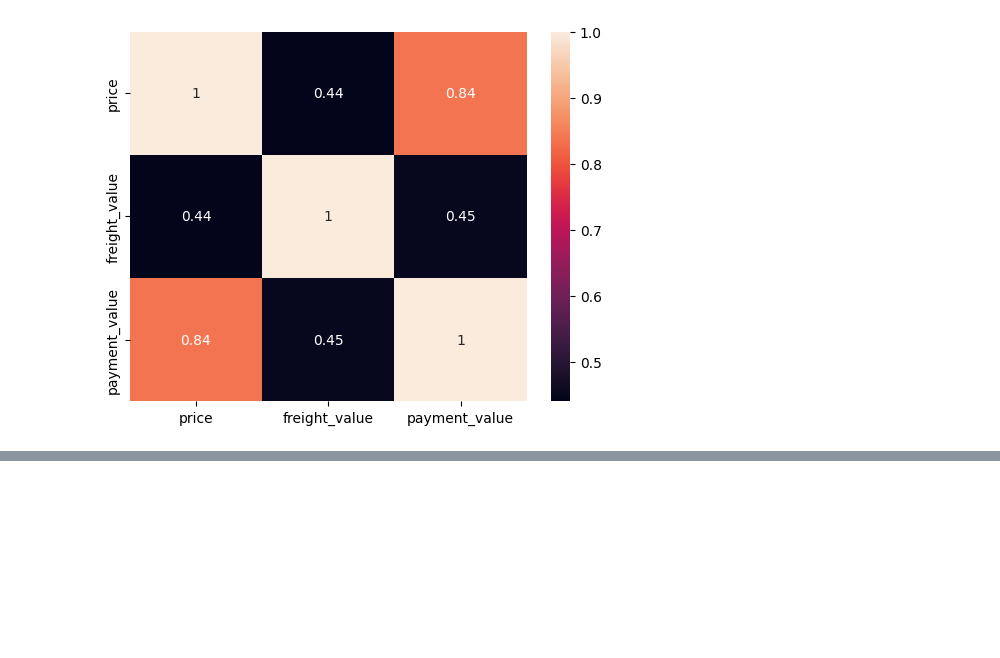
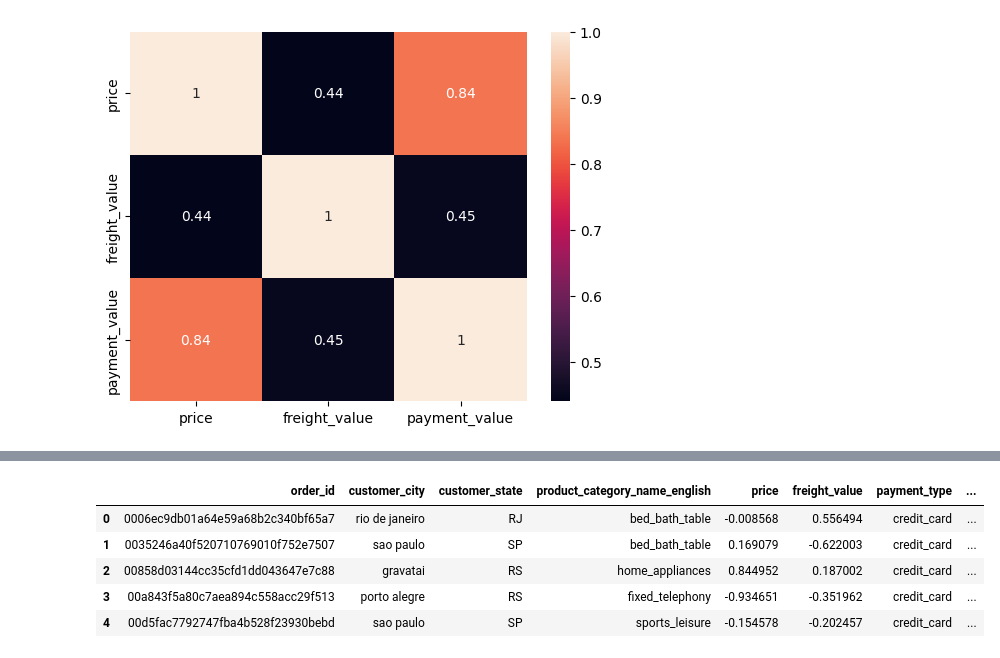
Before and after one commit to Sharddha-Sharddha/IITMLAssignments, a Jupyter notebook: Olist_Brazillian_Sales_.ipynb, the cells around one changed output, grey strips where cells are left out. Cells and saved outputs as stored; diff of their text form; code cells hidden in the pictures; blank space fills up the shorter version.

```diff
--- a/Olist_Brazillian_Sales_.ipynb
+++ b/Olist_Brazillian_Sales_.ipynb
@@ -274,0 +295,17 @@ df['sales_per_month'] = df.groupby(pd.Grouper(key = 'order_purchase_timestamp',f
+# %%
+df['order_purchase_day'] = df['order_purchase_timestamp'].dt.day
+df['order_purchase_month'] = df['order_purchase_timestamp'].dt.month
+df['order_purchase_year'] = df['order_purchase_timestamp'].dt.year
+df['order_purchase_hour'] = df['order_purchase_timestamp'].dt.hour
+
+#drop order_purchase_timestamp
+df.drop(['order_purchase_timestamp'], axis = 1, inplace = True)
+# %%
+df.head()
+# %% [output]
+|  | order_id | customer_city | customer_state | product_category_name_english | price | freight_value | payment_type | ... |
+| 0 | 0006ec9db01a64e59a68b2c340bf65a7 | rio de janeiro | RJ | bed_bath_table | -0.008568 | 0.556494 | credit_card | ... |
+| 1 | 0035246a40f520710769010f752e7507 | sao paulo | SP | bed_bath_table | 0.169079 | -0.622003 | credit_card | ... |
+| 2 | 00858d03144cc35cfd1dd043647e7c88 | gravatai | RS | home_appliances | 0.844952 | 0.187002 | credit_card | ... |
+| 3 | 00a843f5a80c7aea894c558acc29f513 | porto alegre | RS | fixed_telephony | -0.934651 | -0.351962 | credit_card | ... |
+| 4 | 00d5fac7792747fba4b528f23930bebd | sao paulo | SP | sports_leisure | -0.154578 | -0.202457 | credit_card | ... |
```
Also changed, not shown: parts of 9 cells of this notebook.
